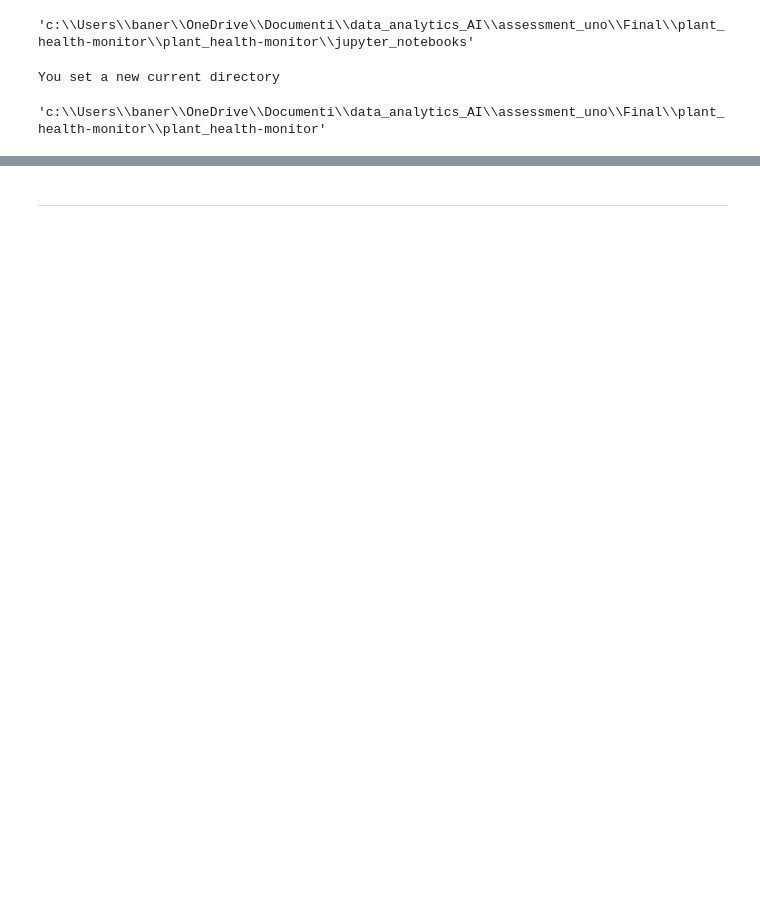
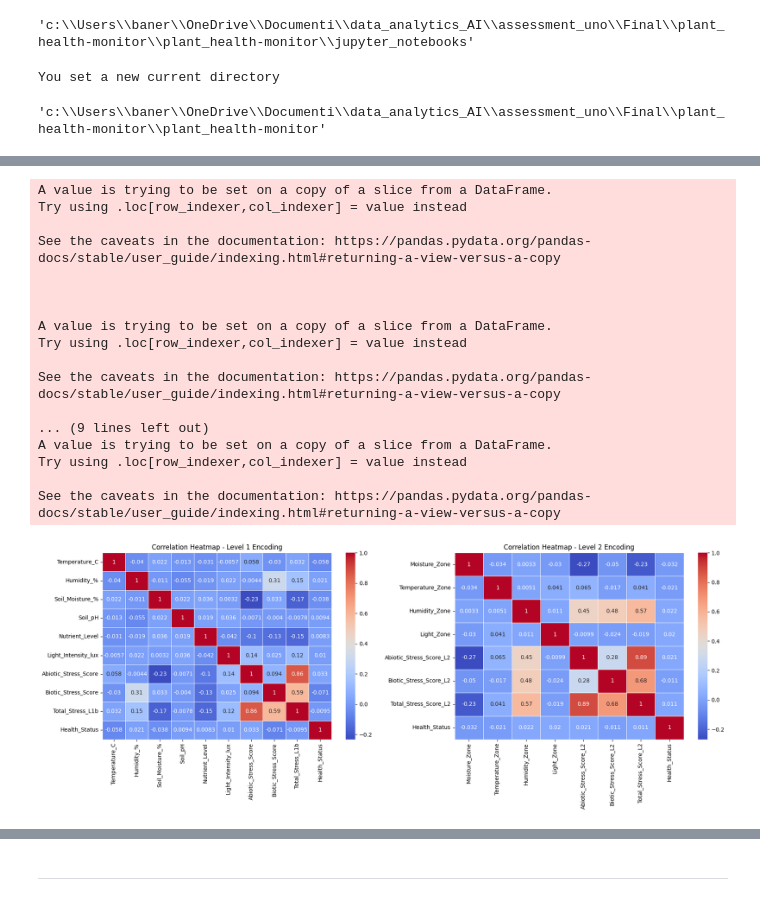
Before and after one commit to banerjixplores/plant_health-monitor, a Jupyter notebook: jupyter_notebooks/step2_data_visualization.ipynb, the cells around one changed output, grey strips where cells are left out. Saved outputs shown, nothing was run; the diff lists cells and outputs as text; code cells hidden in the pictures; blank space fills up the shorter version.

```diff
--- a/jupyter_notebooks/step2_data_visualization.ipynb
+++ b/jupyter_notebooks/step2_data_visualization.ipynb
@@ -204,14 +30,0 @@ plt.show()
-# %%
-microclimate_vars = ['Temperature_C', 'Humidity_%', 'Soil_Moisture_%', 'Light_Intensity_lux']
-
-fig, axes = plt.subplots(2, 2, figsize=(12, 8))
-axes = axes.flatten()
-
-for i, col in enumerate(microclimate_vars):
-    sns.boxplot(x='Health_Status', y=col, data=df_cleaned, ax=axes[i])
-    axes[i].set_title(f"{col} vs Health Status")
-    axes[i].set_xlabel("Health Status")
-    axes[i].set_ylabel(col)
-
-plt.tight_layout()
-plt.show()
@@ -234,0 +118,42 @@ plt.show()
+# %%
+
+## 1.2 Correlation Heatmaps (Level 1 vs Level 2)
+fig, axes = plt.subplots(1, 2, figsize=(18, 7))
+
+# Level 1 Heatmap
+corr_level1 = level1_df[['Temperature_C', 'Humidity_%', 'Soil_Moisture_%',
+                         'Soil_pH', 'Nutrient_Level', 'Light_Intensity_lux',
+                         'Abiotic_Stress_Score', 'Biotic_Stress_Score', 'Total_Stress_L1b', 'Health_Status']].corr()
+sns.heatmap(corr_level1, annot=True, cmap='coolwarm', linewidths=0.5, ax=axes[0])
+axes[0].set_title('Correlation Heatmap - Level 1 Encoding')
+
+# Level 2 Heatmap
+df_corr = level2_df[['Moisture_Zone', 'Temperature_Zone', 'Humidity_Zone', 'Light_Zone',
+                     'Abiotic_Stress_Score_L2', 'Biotic_Stress_Score_L2', 'Total_Stress_Score_L2',
+                     'Health_Status']]
+for col in ['Moisture_Zone', 'Temperature_Zone', 'Humidity_Zone', 'Light_Zone']:
+    df_corr[col] = df_corr[col].map({'Low':0, 'Optimal':1, 'High':2})
+sns.heatmap(df_corr.corr(), annot=True, cmap='coolwarm', linewidths=0.5, ax=axes[1])
+axes[1].set_title('Correlation Heatmap - Level 2 Encoding')
+
+plt.tight_layout()
+plt.show()
+# %% [output]
+A value is trying to be set on a copy of a slice from a DataFrame.
+Try using .loc[row_indexer,col_indexer] = value instead
+
+See the caveats in the documentation: https://pandas.pydata.org/pandas-docs/stable/user_guide/indexing.html#returning-a-view-versus-a-copy
+
+
+
+A value is trying to be set on a copy of a slice from a DataFrame.
+Try using .loc[row_indexer,col_indexer] = value instead
+
+See the caveats in the documentation: https://pandas.pydata.org/pandas-docs/stable/user_guide/indexing.html#returning-a-view-versus-a-copy
+
+... (9 lines left out)
+A value is trying to be set on a copy of a slice from a DataFrame.
+Try using .loc[row_indexer,col_indexer] = value instead
+
+See the caveats in the documentation: https://pandas.pydata.org/pandas-docs/stable/user_guide/indexing.html#returning-a-view-versus-a-copy
+[figure, added]
```
Also changed, not shown: parts of 69 cells of this notebook.
